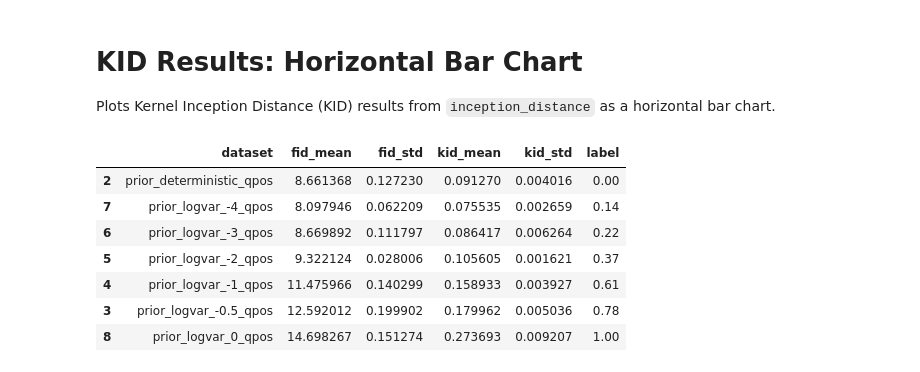
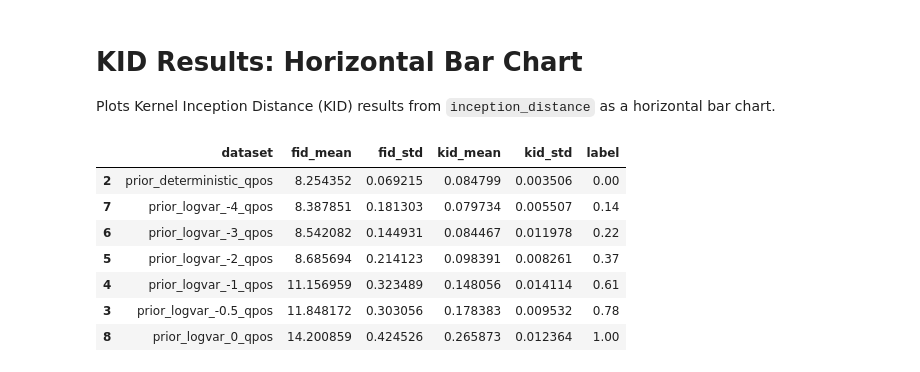
Before and after one commit to asirbu77/SCAMPER, a Jupyter notebook: notebooks/analysis/random_generation/plot_kid_results.ipynb, the cells around one changed output. Drawn from its saved outputs; the diff is of its cells as text; code cells hidden in the pictures.

```diff
--- a/notebooks/analysis/random_generation/plot_kid_results.ipynb
+++ b/notebooks/analysis/random_generation/plot_kid_results.ipynb
@@ -11,7 +11,7 @@ from pathlib import Path
 # %%
 # Load the CSV results
 results_path = Path(
-    "/home/mila/a/aidan.sirbu/SCAMPER/data/inception_distance_results/goldenrodent_jax_fullclips_fall/results.csv"
+    "/home/mila/a/aidan.sirbu/SCAMPER/data/inception_distance_results/SCAMPER_23/results.csv"
 )
 df = pd.read_csv(results_path)
 
@@ -20,40 +20,40 @@ df = df[
     ~df["dataset"].isin(
         [
             "self_comparison",
             "split_baseline",
             "original_qpos",
             "prior_predicted_logvar_qpos",
         ]
     )
 ].copy()
 
 # Create clean labels
 label_map = {
     "prior_deterministic_qpos": "0.00",
     "prior_logvar_-4_qpos": "0.14",
     "prior_logvar_-3_qpos": "0.22",
     "prior_logvar_-2_qpos": "0.37",
     "prior_logvar_-1_qpos": "0.61",
     "prior_logvar_-0.5_qpos": "0.78",
     "prior_logvar_0_qpos": "1.00",
 }
 df["label"] = df["dataset"].map(label_map)
 
 # Order by increasing noise
 order = list(label_map.values())
 df["label"] = pd.Categorical(df["label"], categories=order, ordered=True)
 df = df.sort_values("label")
 
 df
 # %% [output]
 |  | dataset | fid_mean | fid_std | kid_mean | kid_std | label |
-| 2 | prior_deterministic_qpos | 8.661368 | 0.127230 | 0.091270 | 0.004016 | 0.00 |
-| 7 | prior_logvar_-4_qpos | 8.097946 | 0.062209 | 0.075535 | 0.002659 | 0.14 |
-| 6 | prior_logvar_-3_qpos | 8.669892 | 0.111797 | 0.086417 | 0.006264 | 0.22 |
-| 5 | prior_logvar_-2_qpos | 9.322124 | 0.028006 | 0.105605 | 0.001621 | 0.37 |
-| 4 | prior_logvar_-1_qpos | 11.475966 | 0.140299 | 0.158933 | 0.003927 | 0.61 |
-| 3 | prior_logvar_-0.5_qpos | 12.592012 | 0.199902 | 0.179962 | 0.005036 | 0.78 |
-| 8 | prior_logvar_0_qpos | 14.698267 | 0.151274 | 0.273693 | 0.009207 | 1.00 |
+| 2 | prior_deterministic_qpos | 8.254352 | 0.069215 | 0.084799 | 0.003506 | 0.00 |
+| 7 | prior_logvar_-4_qpos | 8.387851 | 0.181303 | 0.079734 | 0.005507 | 0.14 |
+| 6 | prior_logvar_-3_qpos | 8.542082 | 0.144931 | 0.084467 | 0.011978 | 0.22 |
+| 5 | prior_logvar_-2_qpos | 8.685694 | 0.214123 | 0.098391 | 0.008261 | 0.37 |
+| 4 | prior_logvar_-1_qpos | 11.156959 | 0.323489 | 0.148056 | 0.014114 | 0.61 |
+| 3 | prior_logvar_-0.5_qpos | 11.848172 | 0.303056 | 0.178383 | 0.009532 | 0.78 |
+| 8 | prior_logvar_0_qpos | 14.200859 | 0.424526 | 0.265873 | 0.012364 | 1.00 |
 # %%
 # Set the RGB color for the bars (0-255 scale)
 bar_rgb = (0, 170, 188)
```
Also changed, not shown: parts of 3 cells of this notebook, 43 other files.
